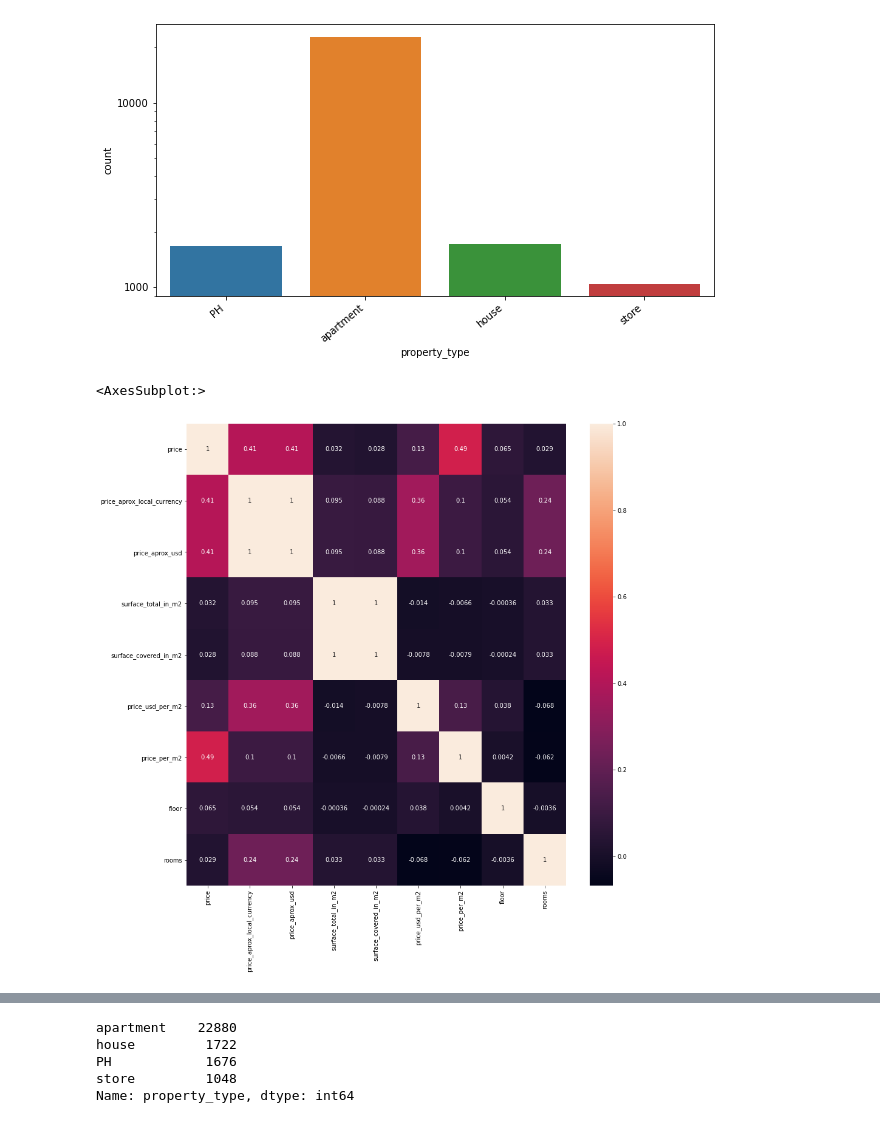
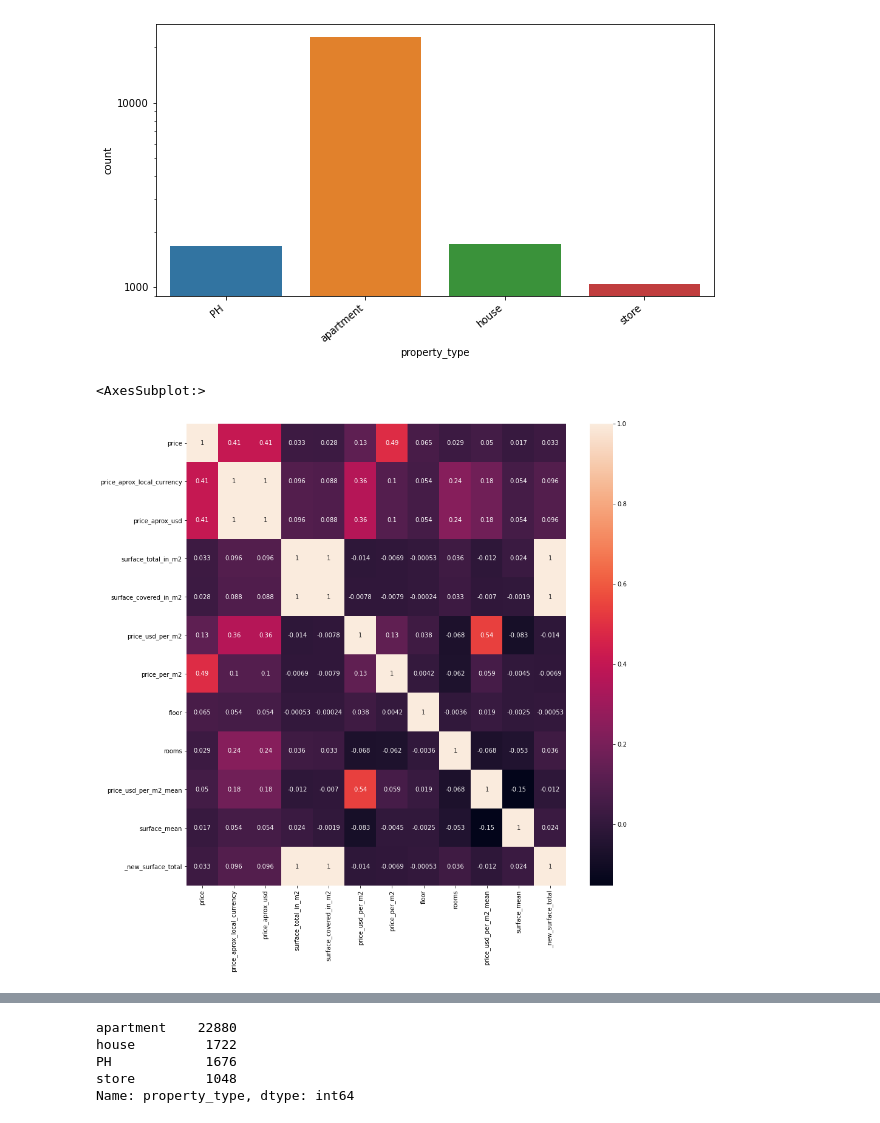
Before and after one commit to edgarevalo/DH-Workshop, a Jupyter notebook: Notebook limpio - comentado - no-modificar.ipynb, the cells around one changed output, grey strips where cells are left out. Cells and saved outputs as stored; diff of their text form; code cells hidden in the pictures.

Commit message:
limpieza actualizada en el apply e imputacion

```diff
--- a/Notebook limpio - comentado - no-modificar.ipynb
+++ b/Notebook limpio - comentado - no-modificar.ipynb
@@ -10,9 +10,11 @@ import plotly as pl
 import re
 import matplotlib.pyplot as plt
 import seaborn as sns
+from sklearn.preprocessing import StandardScaler
+from sklearn.model_selection import train_test_split
 
 pl.offline.init_notebook_mode(connected=True)
-data= "../Data/properatti.csv"
+data= "../../Data/properatti.csv"
 propiedades= pd.read_csv(data)
 # %% [markdown]
 COMENZAMOS CON LA LIMPIEZA DE DATOS
@@ -406,0 +484,23 @@ print(diferencia_surface_stores)
+# %%
+propiedades_capital_surface_limpio_post=propiedades_capital_surface_limpio.loc[(propiedades_capital_surface_limpio.property_type=="apartment")|(propiedades_capital_surface_limpio.property_type=="house")|(propiedades_capital_surface_limpio.property_type=="PH")|(propiedades_capital_surface_limpio.property_type=="store")]
+
+#propiedades_capital_surface_limpio_post=propiedades_capital_surface_limpio_post.apply(lambda x: x['surface_covered_in_m2']*diferencia_surface_ph if x['property_type']=='PH' and pd.isna(x['surface_total_in_m2']) else x,axis=1)
+#propiedades_capital_surface_limpio_post.loc[propiedades_capital_surface_limpio_post['property_type'] == 'PH' & propiedades_capital_surface_limpio_post['surface_total_in_m2'].isnull(), 'surface_total_in_m2'] = diferencia_surface_ph * surface_total_in_m2
+#propiedades_capital_surface_limpio_post.loc[propiedades_capital_surface_limpio_post['property_type'] == 'PH' && propiedades_capital_surface_limpio_post['surface_total_in_m2'].isnull(), 'surface_total_in_m2'] = propiedades_capital_surface_limpio_post['diferencia_surface_ph'] * propiedades_capital_surface_limpio_post['surface_total_in_m2']
+def diferencia(x):
+    total=x['surface_total_in_m2']
+    if x['property_type'] == 'PH' and pd.isna(x['surface_total_in_m2']):
+        total = int(x['surface_covered_in_m2']) * diferencia_surface_ph
+        return(total)
+    elif x['property_type'] == 'apartment' and pd.isna(x['surface_total_in_m2']):
+        total = int(x['surface_covered_in_m2']) * diferencia_surface_dptos
+        return(total)
+    elif x['property_type'] == 'store' and pd.isna(x['surface_total_in_m2']):
+        total = x['surface_covered_in_m2'] * diferencia_surface_stores
+        return(total)
+    elif x['property_type'] == 'house' and pd.isna(x['surface_total_in_m2']):
+        total = x['surface_covered_in_m2'] * diferencia_surface_casas
+        return(total)
+    else:
+        return(total)
+propiedades_capital_surface_limpio_post["_new_surface_total"]=propiedades_capital_surface_limpio_post.apply(lambda x: diferencia(x), axis=1)
@@ -406,0 +521,3 @@ print(diferencia_surface_stores)
+# %%
+#Inputamos los valores NaN en superficie total con los valores nuevos del apply y la funcion
+propiedades_capital_surface_limpio_post.surface_total_in_m2.fillna(propiedades_capital_surface_limpio_post._new_surface_total, inplace = True)
@@ -437,11 +581,11 @@ plt.show()
 [figure]
 # %%
 #Realizamos un heatmap para observar el grado de correlacion entre las variables
-propiedades_capital_surface_limpio=propiedades_capital_surface_limpio.drop('surface_mean',axis=1)
-propiedades_capital_surface_limpio=propiedades_capital_surface_limpio.drop('price_usd_per_m2_mean', axis=1)
+#propiedades_capital_surface_limpio=propiedades_capital_surface_limpio.drop('surface_mean',axis=1)
+#propiedades_capital_surface_limpio=propiedades_capital_surface_limpio.drop('price_usd_per_m2_mean', axis=1)
 fig =plt.subplots(figsize=(14,14))
-sns.heatmap(propiedades_capital_surface_limpio.corr(), annot=True)
+sns.heatmap(propiedades_capital_surface_limpio_post.corr(), annot=True)
 # %% [output]
 <AxesSubplot:>
-[figure, old version]
+[figure, new version]
 # %%
```
Also changed, not shown: parts of 27 cells of this notebook.
